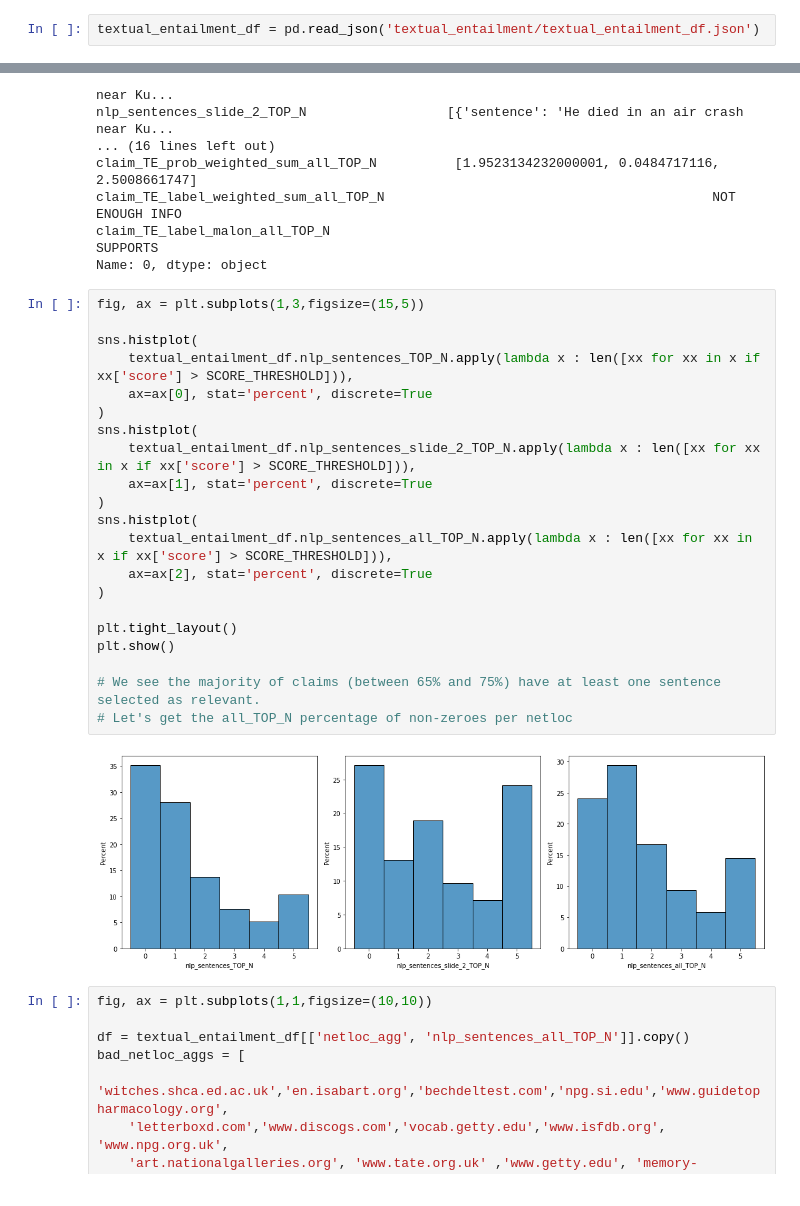
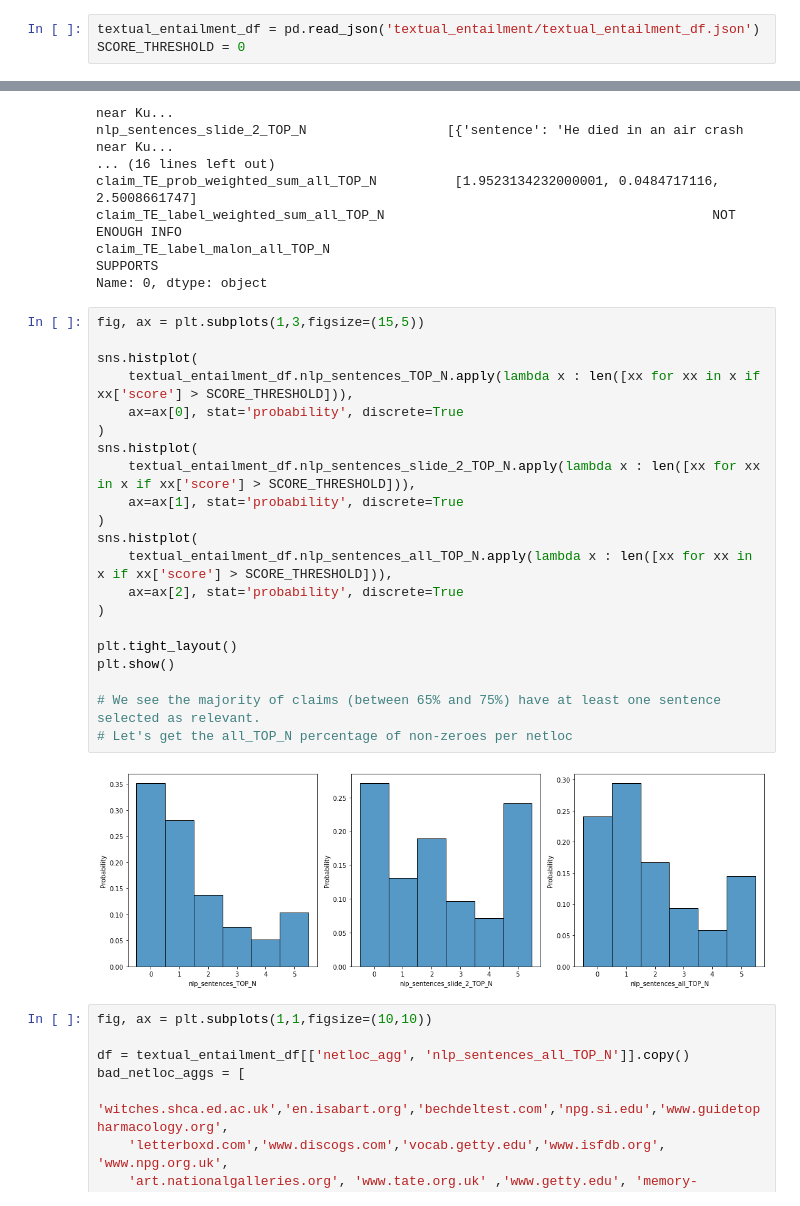
Before and after one commit to gabrielmaia7/RSP, a Jupyter notebook: support_classification_pipeline_test.ipynb, the cells around one changed output, grey strips where cells are left out. Drawn from its saved outputs; the diff is of its cells as text.

```diff
--- a/support_classification_pipeline_test.ipynb
+++ b/support_classification_pipeline_test.ipynb
@@ -1390,6 +1421,7 @@ textual_entailment_df.to_csv('textual_entailment/textual_entailment_df.csv', ind
 textual_entailment_df.to_json('textual_entailment/textual_entailment_df.json', orient="records", indent=4)
 # %%
 textual_entailment_df = pd.read_json('textual_entailment/textual_entailment_df.json')
+SCORE_THRESHOLD = 0
 # %%
 textual_entailment_df.shape
 # %% [output]
@@ -1417,26 +1449,26 @@ Name: 0, dtype: object
 # %%
 fig, ax = plt.subplots(1,3,figsize=(15,5))
 
 sns.histplot(
     textual_entailment_df.nlp_sentences_TOP_N.apply(lambda x : len([xx for xx in x if xx['score'] > SCORE_THRESHOLD])),
-    ax=ax[0], stat='percent', discrete=True
+    ax=ax[0], stat='probability', discrete=True
 )
 sns.histplot(
     textual_entailment_df.nlp_sentences_slide_2_TOP_N.apply(lambda x : len([xx for xx in x if xx['score'] > SCORE_THRESHOLD])),
-    ax=ax[1], stat='percent', discrete=True
+    ax=ax[1], stat='probability', discrete=True
 )
 sns.histplot(
     textual_entailment_df.nlp_sentences_all_TOP_N.apply(lambda x : len([xx for xx in x if xx['score'] > SCORE_THRESHOLD])),
-    ax=ax[2], stat='percent', discrete=True
+    ax=ax[2], stat='probability', discrete=True
 )
 
 plt.tight_layout()
 plt.show()
 
 # We see the majority of claims (between 65% and 75%) have at least one sentence selected as relevant.
 # Let's get the all_TOP_N percentage of non-zeroes per netloc
 # %% [output]
-[figure, old version]
+[figure, new version]
 # %%
 fig, ax = plt.subplots(1,1,figsize=(10,10))
 
```
Also changed, not shown: parts of 6 cells of this notebook, 4 other files.
